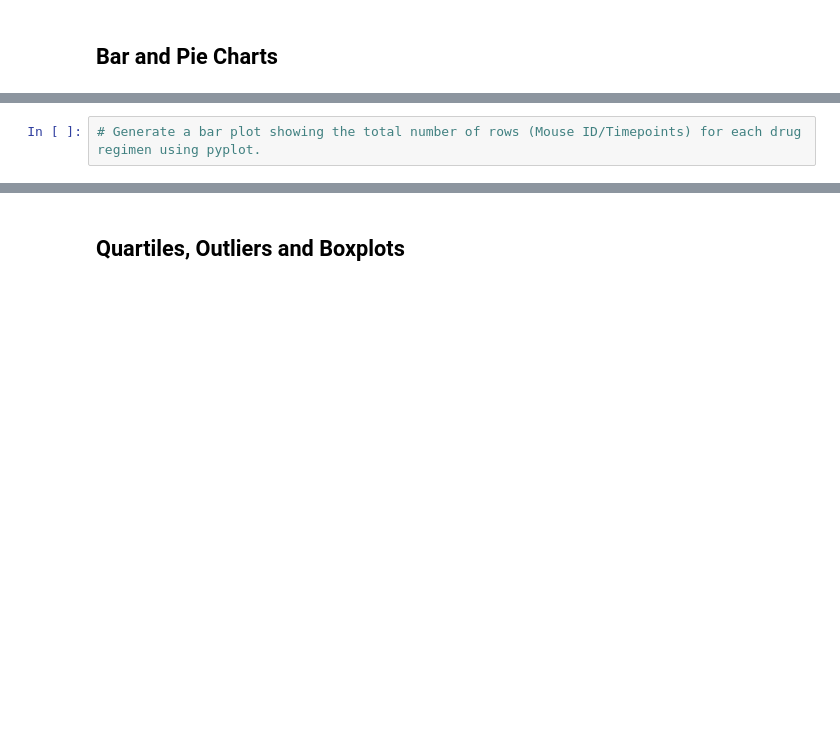
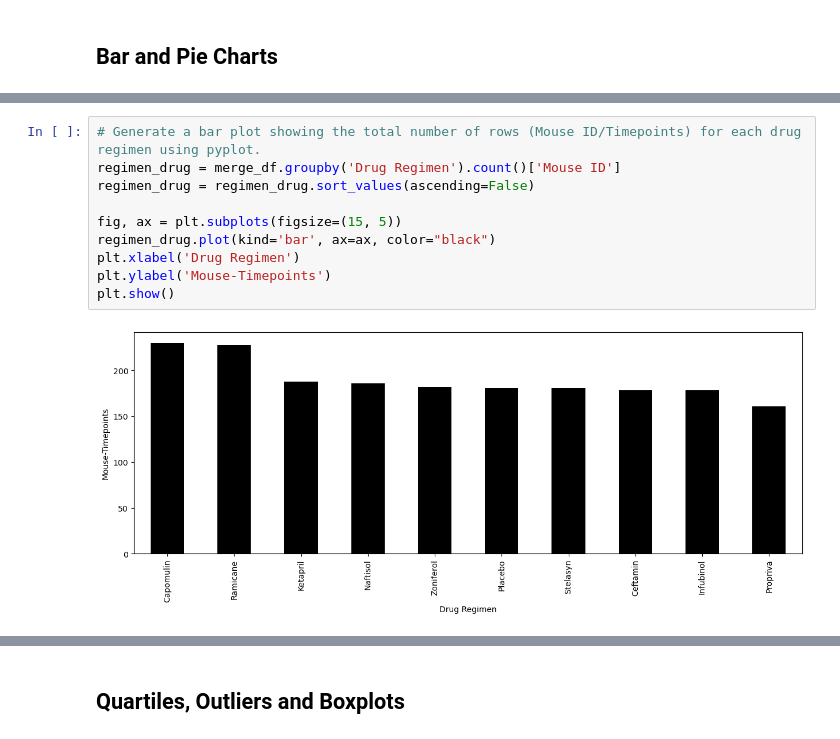
Before and after one commit to santiagoldv/challengemodule5, a Jupyter notebook: Pymaceuticals/pymaceuticals_starter.ipynb, the cells around one changed output, grey strips where cells are left out. Drawn from its saved outputs; the diff is of its cells as text; blank space fills up the shorter version.

```diff
--- a/Pymaceuticals/pymaceuticals_starter.ipynb
+++ b/Pymaceuticals/pymaceuticals_starter.ipynb
@@ -148,4 +171,14 @@ summary_statistics
 # %%
 # Generate a bar plot showing the total number of rows (Mouse ID/Timepoints) for each drug regimen using pyplot.
+regimen_drug = merge_df.groupby('Drug Regimen').count()['Mouse ID']
+regimen_drug = regimen_drug.sort_values(ascending=False)
+
+fig, ax = plt.subplots(figsize=(15, 5))
+regimen_drug.plot(kind='bar', ax=ax, color="black")
+plt.xlabel('Drug Regimen')
+plt.ylabel('Mouse-Timepoints')
+plt.show()
+# %% [output]
+[figure, added]
 # %%
 # Generate a pie plot showing the distribution of female versus male mice using Pandas
```
Also changed, not shown: parts of 13 cells of this notebook.
